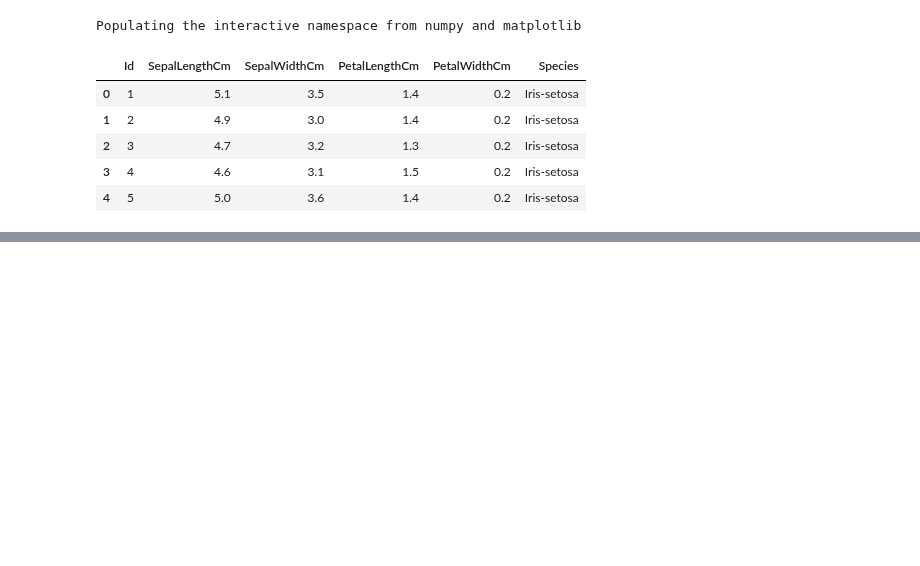
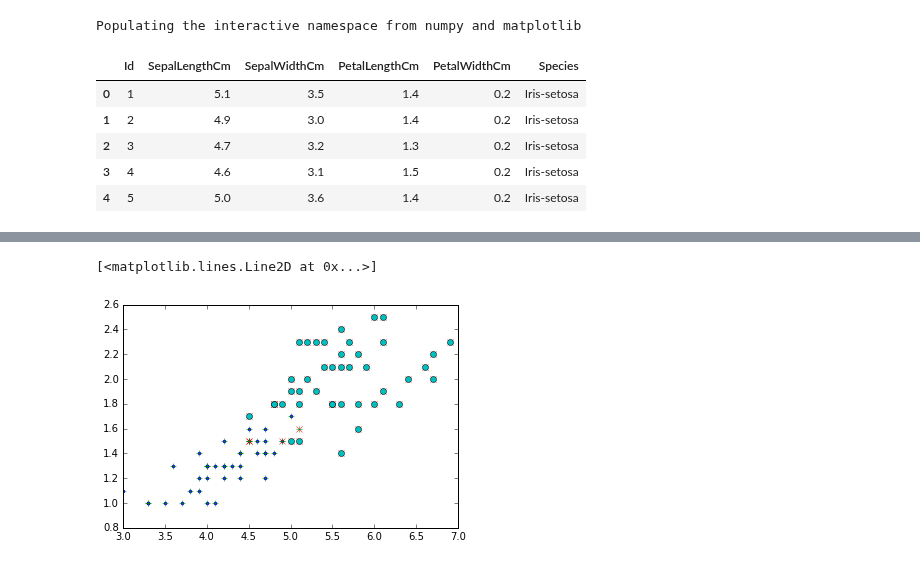
Before and after one commit to sspickle/sci-comp-notebooks, a Jupyter notebook: P12-MachineLearning.ipynb, the cells around one changed output, grey strips where cells are left out. Cells and saved outputs as stored; diff of their text form; code cells hidden in the pictures; blank space fills up the shorter version.

```diff
--- a/P12-MachineLearning.ipynb
+++ b/P12-MachineLearning.ipynb
@@ -27,0 +45,29 @@ df.plot.scatter('PetalLengthCm','PetalWidthCm',c=df['Species'].apply(lambda x: c
+# %%
+#
+# x is a 5xN (~80 samples with 4 traits + offset)
+#
+x=array([
+    ones(len(train_df)),
+    train_df.PetalLengthCm.values,
+    train_df.PetalWidthCm.values,
+    train_df.SepalLengthCm.values,
+    train_df.SepalWidthCm.values,]).T  # transpose to get in the right shape
+
+#
+# y is an Nx1, +1 if species == versi and -1 otherwise
+#
+
+y=where(train_df.Species=='Iris-versicolor',1,-1)
+
+#
+# testing sets
+#
+
+xt=array([
+    ones(len(test_df)),
+    test_df.PetalLengthCm.values,
+    test_df.PetalWidthCm.values,
+    test_df.SepalLengthCm.values,
+    test_df.SepalWidthCm.values,]).T
+
+yt=where(test_df.Species=='Iris-versicolor',1,-1)
@@ -27,0 +114,16 @@ df.plot.scatter('PetalLengthCm','PetalWidthCm',c=df['Species'].apply(lambda x: c
+# %%
+vals=[]
+for i in range(len(x)):
+    vals.append((x[i,1],x[i,2],x[i].dot(w),y[i]))
+z=array(vals,).T
+gr=z[2]>0.0
+lt=True^gr
+plot(z[0,gr],z[1,gr],'b.')
+plot(z[0,lt],z[1,lt],'rx')
+foo=z[3]>0
+nfoo=True^foo
+plot(z[0,foo],z[1,foo],'g+')
+plot(z[0,nfoo],z[1,nfoo],'co')
+# %% [output]
+[<matplotlib.lines.Line2D at 0x...>]
+[figure, added]
```
Also changed, not shown: parts of 6 cells of this notebook.
